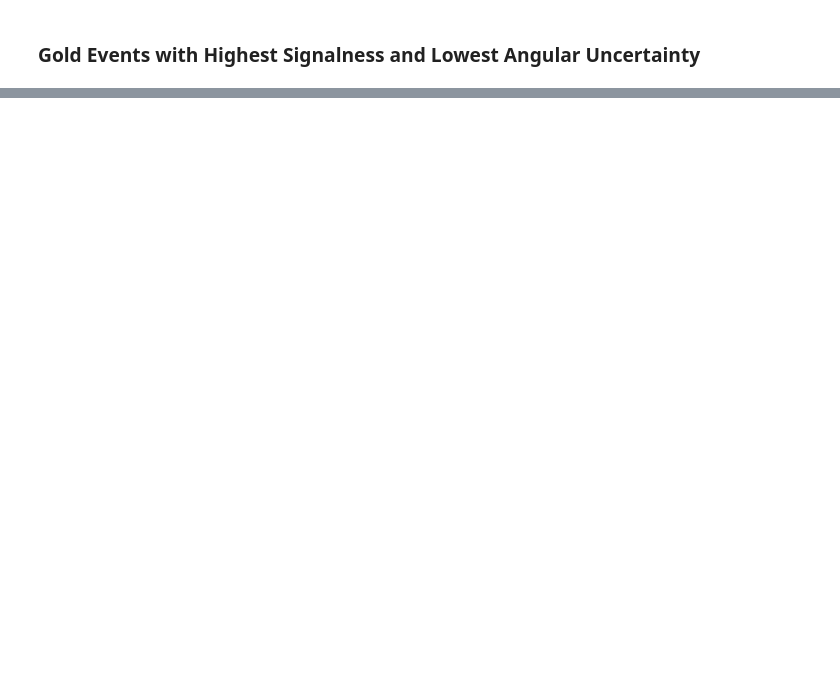
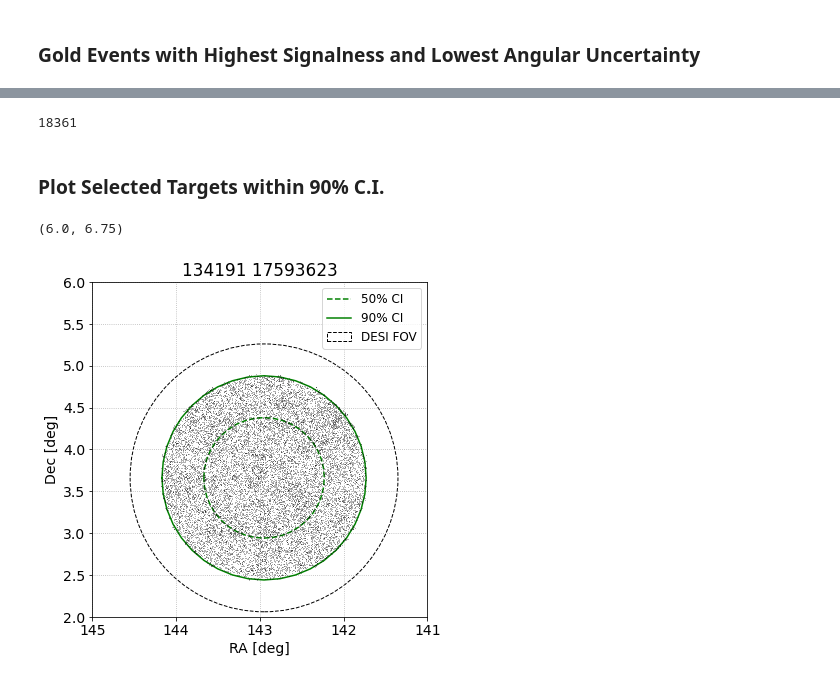
Before and after one commit to desihub/timedomain, a Jupyter notebook: nutarget/amon_icecube_astrotrack.ipynb, the cells around one changed output, grey strips where cells are left out. Drawn from its saved outputs; the diff is of its cells as text; code cells hidden in the pictures; blank space fills up the shorter version.

Commit message:
Check DR8 targets against 90% C.I.

```diff
--- a/nutarget/amon_icecube_astrotrack.ipynb
+++ b/nutarget/amon_icecube_astrotrack.ipynb
@@ -299,0 +335,66 @@ The interval between meridians is 45 deg 0.00'.
+# %%
+ra90, dec90 = [targ90[_] for _ in ['RA', 'DEC']]
+
+len(targ90)
+# %% [output]
+18361
+# %% [markdown]
+### Plot Selected Targets within 90% C.I.
+# %%
+xmin = np.round(ra_c - 2)
+xmax = np.round(ra_c + 2)
+# xmin = angle_to_180(np.round(ra_c - 5))
+# xmax = angle_to_180(np.round(ra_c + 5))
+if xmax < xmin:
+    xmin, xmax = xmax, xmin
+cxmin, cxmax = xmin, xmax
+frot = 0.
+if xmax > 90 and xmin < -90:
+    frot, cxmin, cmax = 180., xmax-180., xmax+180.
+ymin = np.round(dec_c - 2)
+ymax = np.round(dec_c + 2)
+
+faspect = np.abs(cxmax - cxmin)/np.abs(ymax-ymin)
+fysize = 4
+figsize = (fysize*faspect+2, fysize+2.75)
+figsize
+# %% [output]
+(6.0, 6.75)
+# %%
+fig, ax = plt.subplots(1,1, num=1, figsize=figsize)
+
+for _radius, _lstyle, _clev in zip([err50_c, err90_c], ['--', '-'], ['50', '90']):
+    cont_ra, cont_dec = [], []
+    _r = np.degrees(_radius)
+    for phi in np.linspace(0, 2*np.pi, 41):
+        cont_ra.append(ra_c + _r*np.cos(phi))
+        cont_dec.append(dec_c + _r*np.sin(phi))
+    ax.plot(cont_ra, cont_dec, 'g', ls=_lstyle, label='{}% CI'.format(_clev))
+
+ratarg, dectarg = ra90, dec90
+ratarg[ratarg < 0] += 360
+
+ax.plot(ratarg, dectarg, 'k,', alpha=0.3)
+ax.set(xlim=(cxmax, cxmin),
+       xlabel='RA [deg]',
+       ylabel='Dec [deg]',
+       ylim=(ymin, ymax),
+       title='{} {}'.format(run_c, evt_c),
+       aspect='equal')
+ax.grid(ls=':')
+
+circ = plt.Circle((ra_c, dec_c), radius=1.6, fc='None', ec='k', ls='--')
+ax.add_artist(circ)
+
+_h, _l = ax.get_legend_handles_labels()
+_h.append(circ)
+_l.append('DESI FOV')
+
+ax.legend(handles=_h, labels=_l, fontsize=12)
+
+# # cb = fig.colorbar(img, orientation='horizontal', shrink=0.85, fraction=0.1,
+# #                   pad=0.1, ax=ax)
+# # cb.set_label(r'GW angular posterior Pr$(\alpha,\delta)$')
+fig.savefig('targlist.png')
+# %% [output]
+[figure, added]
```
Also changed, not shown: parts of 9 cells of this notebook.
